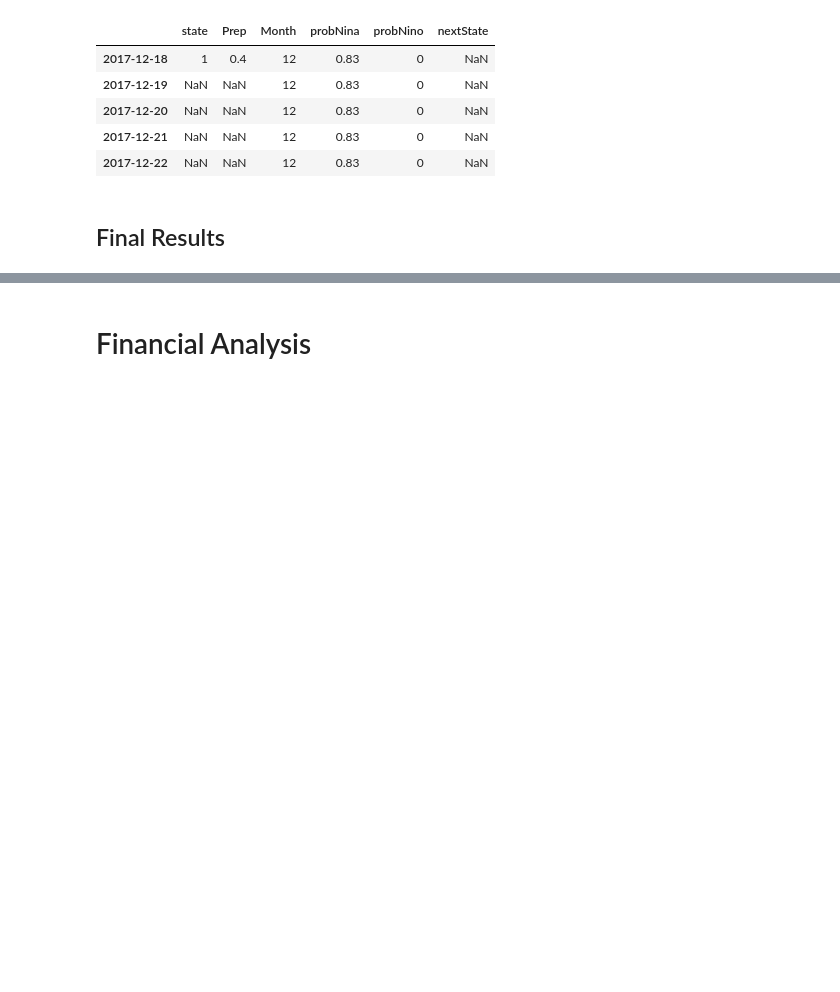
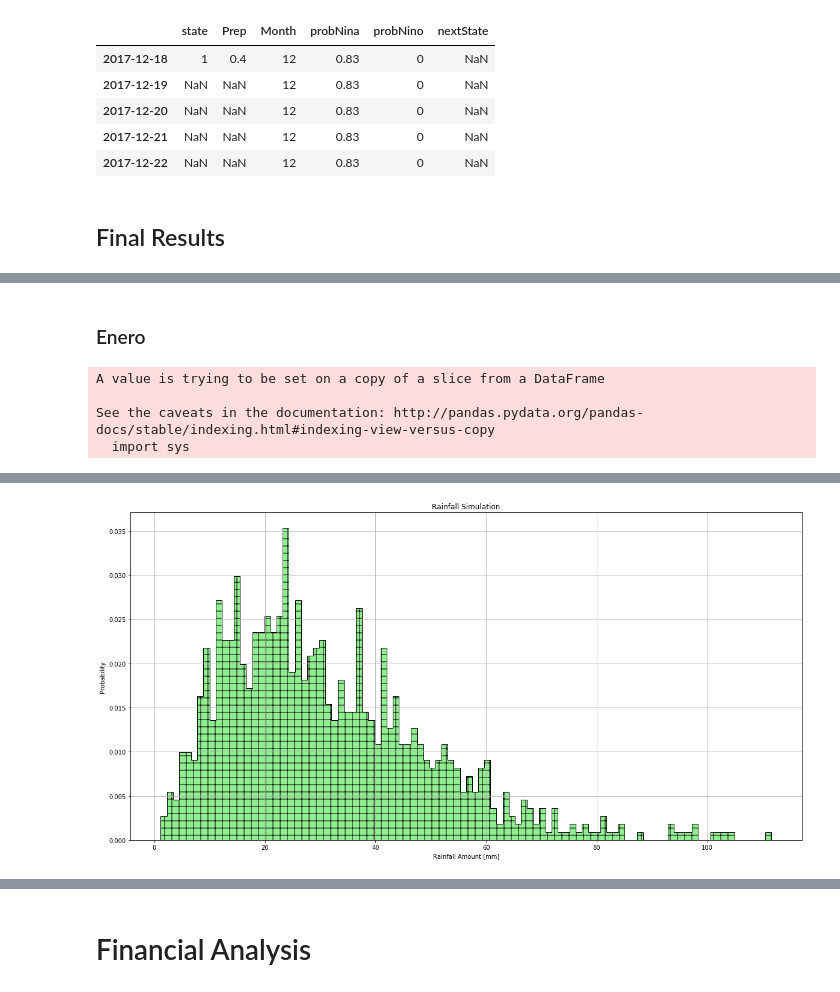
Before and after one commit to jesugome/WeatherDerivatives, a Jupyter notebook: code/rainfallSimulator_ProVersion.ipynb, the cells around one changed output, grey strips where cells are left out. Drawn from its saved outputs; the diff is of its cells as text; code cells hidden in the pictures; blank space fills up the shorter version.

```diff
--- a/code/rainfallSimulator_ProVersion.ipynb
+++ b/code/rainfallSimulator_ProVersion.ipynb
@@ -323,0 +337,29 @@ plt.show()
+# %% [markdown]
+### Enero
+# %%
+#### Define parameters simulation.
+
+# Simulations iterations.
+iterations = 1000
+
+# Create dataframe to simulate.
+simulationDataFrame = createTotalDataFrame(daysNumber= 30, startDate = '2017-01-01', initialState = 0 , initialPrep =  0.4, ensoForecast = ensoForecast)
+
+# Final Analysis.
+finalSimulation = totalRun(simulationDataFrame, transitionsParametersDry, transitionsParametersWet, amountParametersGamma,iterations)
+
+fig = plt.figure(figsize=(20, 10))
+
+plt.hist(finalSimulation,facecolor='lightgreen',bins=100, density=True,
+         histtype='stepfilled', edgecolor = 'black' , hatch = '+')
+
+plt.title('Rainfall Simulation')
+plt.xlabel('Rainfall Amount [mm]')
+plt.ylabel('Probability ')
+plt.grid()
+plt.show()
+# %% [output]
+A value is trying to be set on a copy of a slice from a DataFrame
+
+See the caveats in the documentation: http://pandas.pydata.org/pandas-docs/stable/indexing.html#indexing-view-versus-copy
+  import sys
@@ -323,0 +367 @@ plt.show()
+[figure, added]
```
Also changed, not shown: parts of 29 cells of this notebook, 5 other files.
